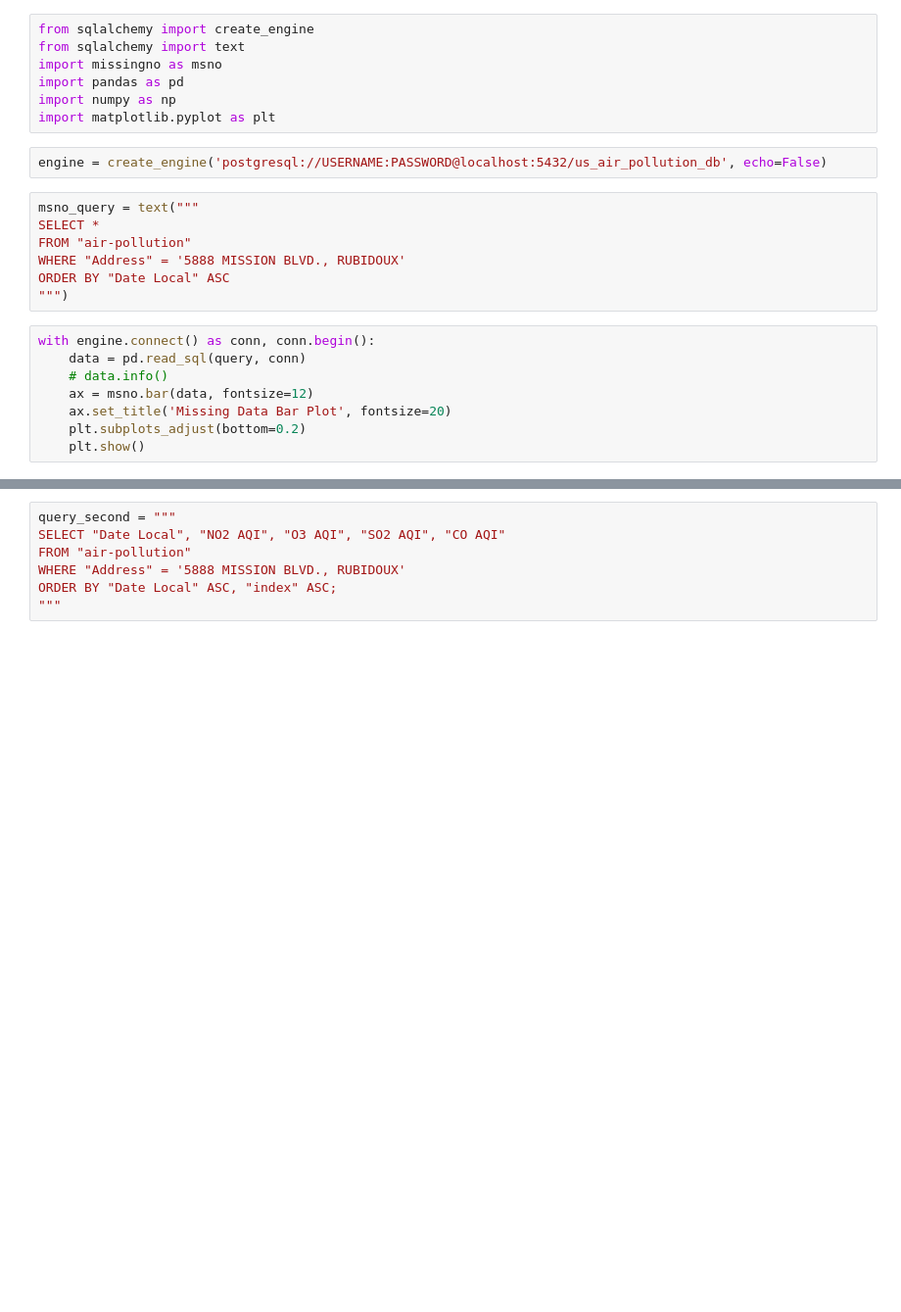
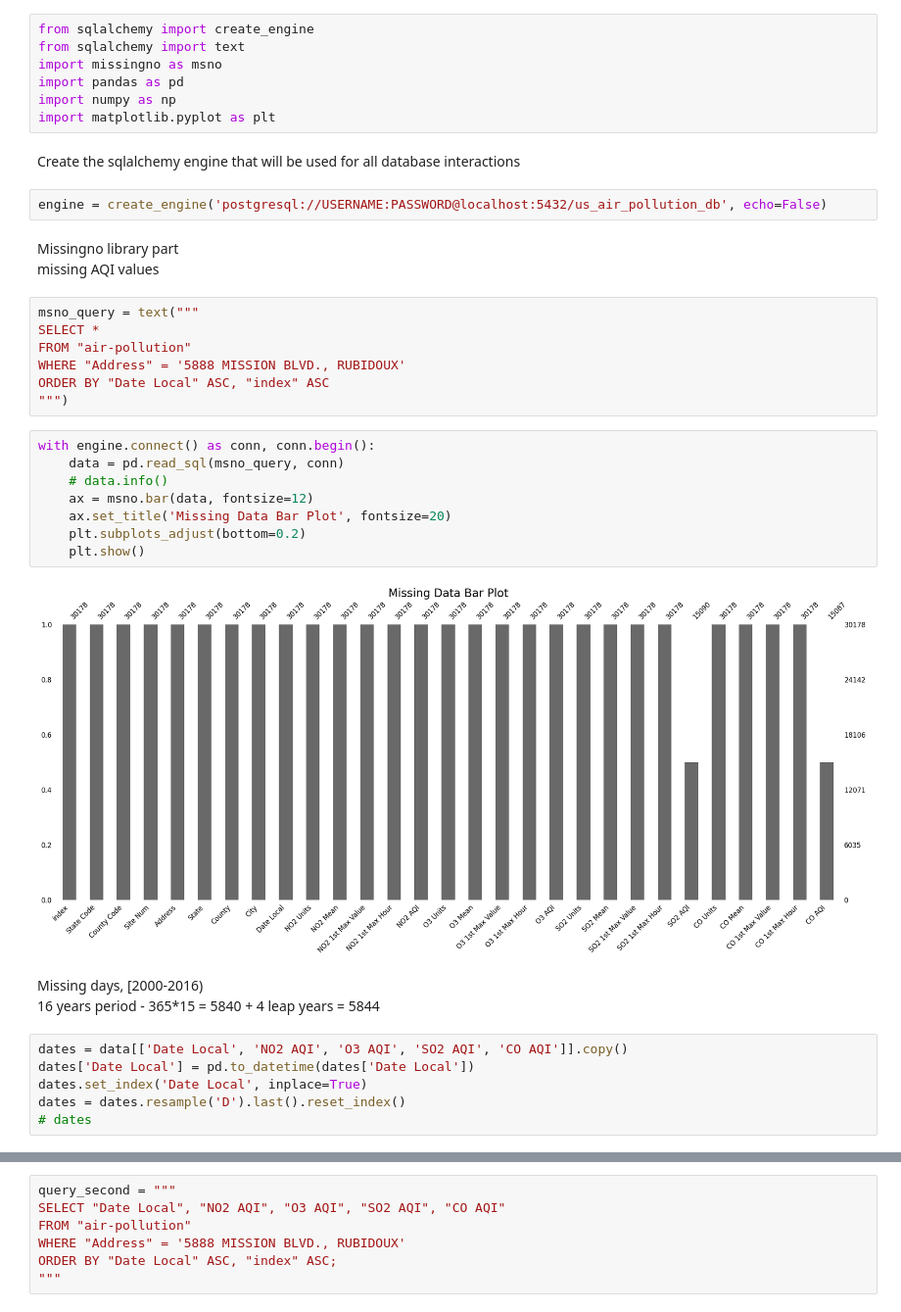
Before and after one commit to javadkhangurbanov/US-Air-Pollution-Forecasting, a Jupyter notebook: air-pollution-notebook.ipynb, the cells around one changed output, grey strips where cells are left out. Shown at 98% size. Cells and saved outputs as stored; diff of their text form; blank space fills up the shorter version.

```diff
--- a/air-pollution-notebook.ipynb
+++ b/air-pollution-notebook.ipynb
@@ -5,20 +7,36 @@ import missingno as msno
 import pandas as pd
 import numpy as np
 import matplotlib.pyplot as plt
+# %% [markdown]
+Create the sqlalchemy engine that will be used for all database interactions
 # %%
 engine = create_engine('postgresql://USERNAME:PASSWORD@localhost:5432/us_air_pollution_db', echo=False)
+# %% [markdown]
+Missingno library part<br>
+missing AQI values
 # %%
 msno_query = text("""
 SELECT *
 FROM "air-pollution"
 WHERE "Address" = '5888 MISSION BLVD., RUBIDOUX'
-ORDER BY "Date Local" ASC
+ORDER BY "Date Local" ASC, "index" ASC
 """)
 # %%
 with engine.connect() as conn, conn.begin():
-    data = pd.read_sql(query, conn)
+    data = pd.read_sql(msno_query, conn)
     # data.info()
     ax = msno.bar(data, fontsize=12)
     ax.set_title('Missing Data Bar Plot', fontsize=20)
     plt.subplots_adjust(bottom=0.2)
     plt.show()
+# %% [output]
+[figure, added]
+# %% [markdown]
+Missing days, [2000-2016)<br>
+16 years period - 365*15 = 5840 + 4 leap years = 5844
+# %%
+dates = data[['Date Local', 'NO2 AQI', 'O3 AQI', 'SO2 AQI', 'CO AQI']].copy()
+dates['Date Local'] = pd.to_datetime(dates['Date Local'])
+dates.set_index('Date Local', inplace=True)
+dates = dates.resample('D').last().reset_index()
+# dates
```
Also changed, not shown: parts of 17 cells of this notebook.
